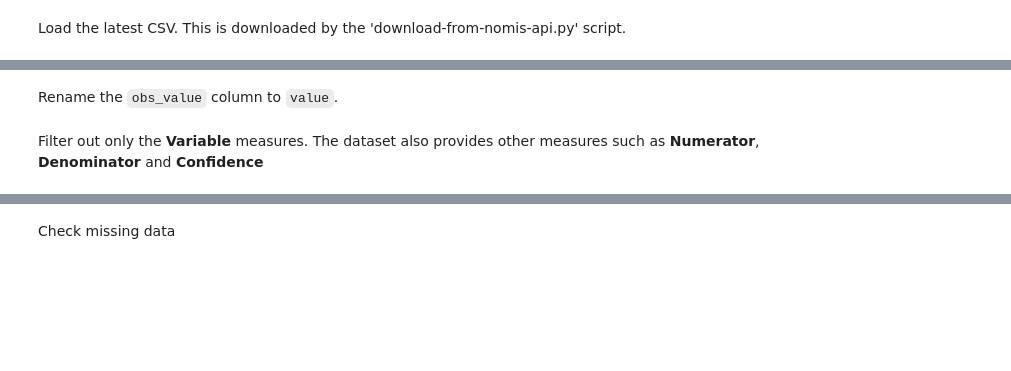
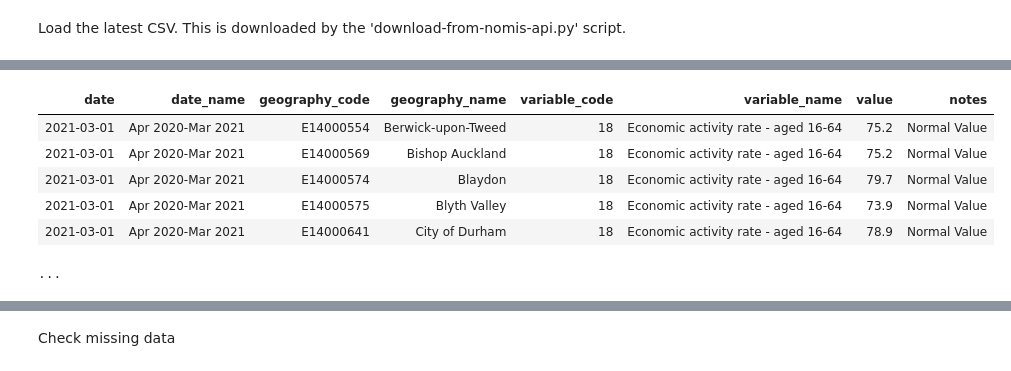
Before and after one commit to open-innovations/yff-data-pipelines, a Jupyter notebook: output/labour-market-latest-by-pcon.ipynb, the cells around one changed output, grey strips where cells are left out. Cells and saved outputs as stored; diff of their text form; code cells hidden in the pictures; blank space fills up the shorter version.

```diff
--- a/output/labour-market-latest-by-pcon.ipynb
+++ b/output/labour-market-latest-by-pcon.ipynb
@@ -32,2 +22,0 @@ data.variable_name = data.variable_name.str.strip()
-# %% [markdown]
-Rename the `obs_value` column to `value`.
@@ -41,2 +22,0 @@ data = data.rename(
-# %% [markdown]
-Filter out only the **Variable** measures. The dataset also provides other measures such as **Numerator**, **Denominator** and **Confidence**
@@ -44,0 +23,33 @@ data = data.loc[ data.measures_name == 'Variable' ].drop(columns='measures_name'
+# %%
+data = etl.fromcsv(
+  SRC_FILE
+).convert(
+  'DATE', etl.dateparser('%Y-%m')
+).convert(
+  'OBS_VALUE', float
+).selecteq(
+  'MEASURES_NAME', 'Variable'
+).selectin(
+  'GEOGRAPHY_TYPE', ['parliamentary constituencies 2010', 'Westminster Parliamentary Constituencies (July 2024)']
+).cut(
+  'DATE', 'DATE_NAME', 'GEOGRAPHY_CODE', 'GEOGRAPHY_NAME', 'VARIABLE_CODE', 'VARIABLE_NAME', 'OBS_VALUE', 'OBS_STATUS_NAME'
+).rename({
+  'DATE': 'date',
+  'DATE_NAME': 'date_name',
+  'GEOGRAPHY_CODE': 'geography_code',
+  'GEOGRAPHY_NAME': 'geography_name',
+  'VARIABLE_CODE': 'variable_code',
+  'VARIABLE_NAME': 'variable_name',
+  'OBS_VALUE': 'value',
+  'OBS_STATUS_NAME': 'notes'
+})
+
+data
+# %% [output]
+| date | date_name | geography_code | geography_name | variable_code | variable_name | value | notes |
+| 2021-03-01 | Apr 2020-Mar 2021 | E14000554 | Berwick-upon-Tweed | 18 | Economic activity rate - aged 16-64 | 75.2 | Normal Value |
+| 2021-03-01 | Apr 2020-Mar 2021 | E14000569 | Bishop Auckland | 18 | Economic activity rate - aged 16-64 | 75.2 | Normal Value |
+| 2021-03-01 | Apr 2020-Mar 2021 | E14000574 | Blaydon | 18 | Economic activity rate - aged 16-64 | 79.7 | Normal Value |
+| 2021-03-01 | Apr 2020-Mar 2021 | E14000575 | Blyth Valley | 18 | Economic activity rate - aged 16-64 | 73.9 | Normal Value |
+| 2021-03-01 | Apr 2020-Mar 2021 | E14000641 | City of Durham | 18 | Economic activity rate - aged 16-64 | 78.9 | Normal Value |
+...
```
Also changed, not shown: parts of 19 cells of this notebook, 6 other files.
